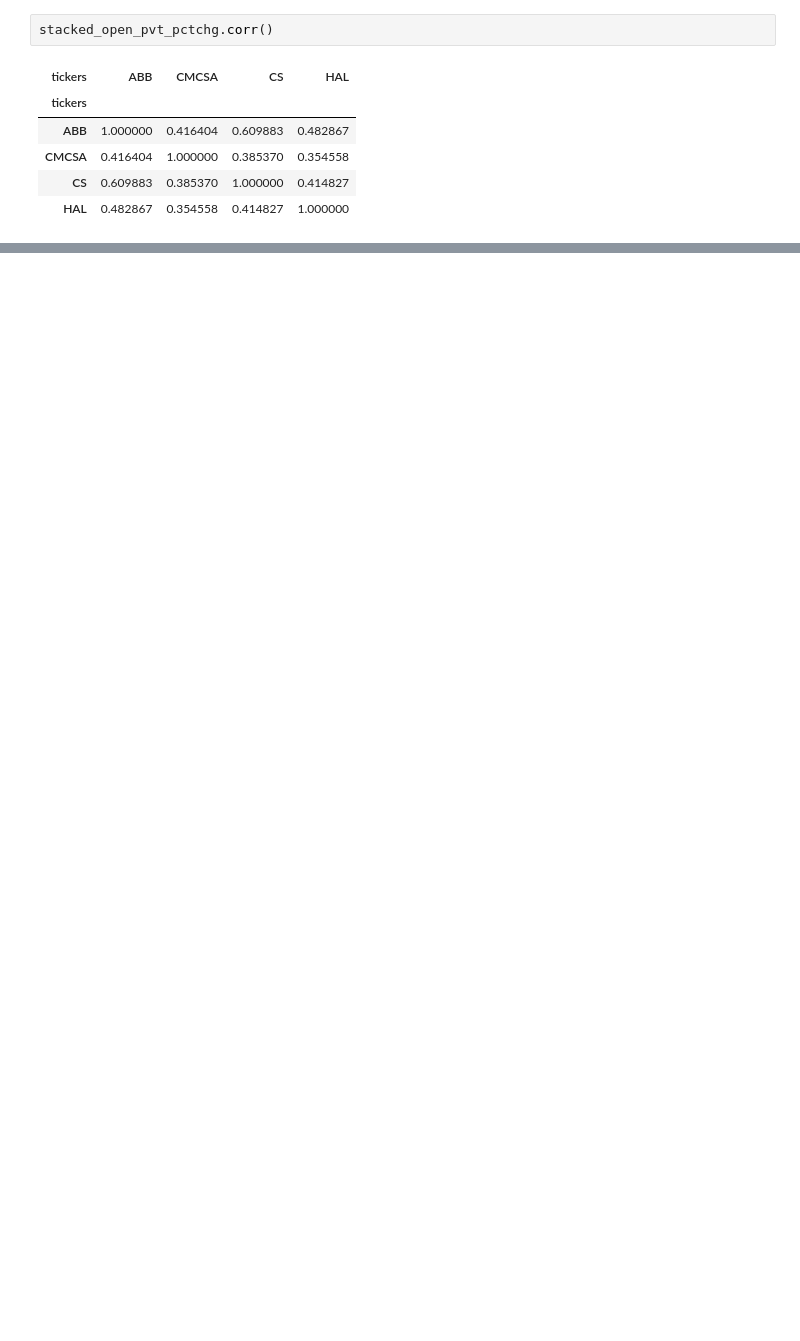
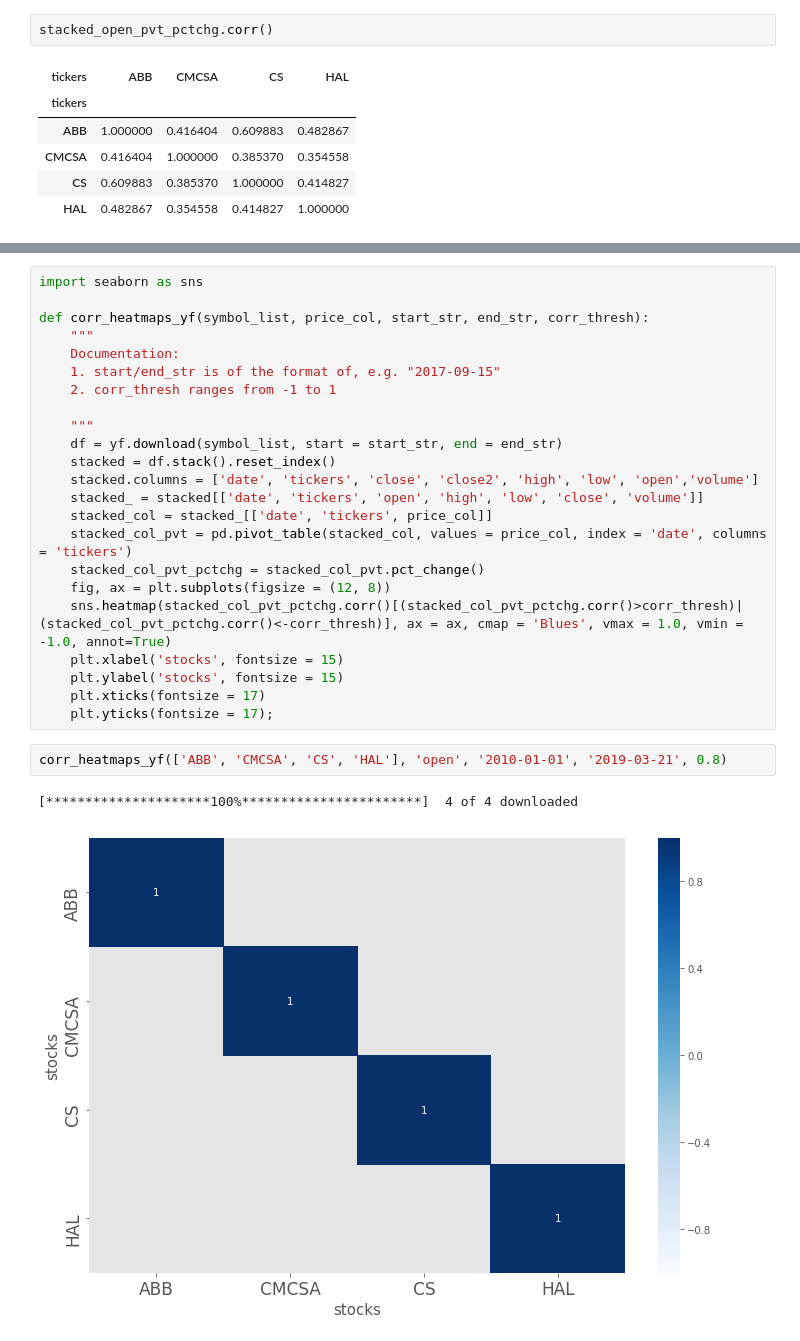
Before and after one commit to bradsun91/brad_public_workspace_mac, a Jupyter notebook: analysis_toolbox/3_21_2019_analysis_sheet.ipynb, the cells around one changed output, grey strips where cells are left out. Saved outputs shown, nothing was run; the diff lists cells and outputs as text; blank space fills up the shorter version.

```diff
--- a/analysis_toolbox/3_21_2019_analysis_sheet.ipynb
+++ b/analysis_toolbox/3_21_2019_analysis_sheet.ipynb
@@ -73,0 +85,28 @@ stacked_open_pvt_pctchg.corr()
+# %%
+import seaborn as sns
+
+def corr_heatmaps_yf(symbol_list, price_col, start_str, end_str, corr_thresh):
+    """
+    Documentation:
+    1. start/end_str is of the format of, e.g. "2017-09-15"
+    2. corr_thresh ranges from -1 to 1
+
+    """
+    df = yf.download(symbol_list, start = start_str, end = end_str)
+    stacked = df.stack().reset_index()
+    stacked.columns = ['date', 'tickers', 'close', 'close2', 'high', 'low', 'open','volume']
+    stacked_ = stacked[['date', 'tickers', 'open', 'high', 'low', 'close', 'volume']]
+    stacked_col = stacked_[['date', 'tickers', price_col]]
+    stacked_col_pvt = pd.pivot_table(stacked_col, values = price_col, index = 'date', columns = 'tickers')
+    stacked_col_pvt_pctchg = stacked_col_pvt.pct_change()
+    fig, ax = plt.subplots(figsize = (12, 8))
+    sns.heatmap(stacked_col_pvt_pctchg.corr()[(stacked_col_pvt_pctchg.corr()>corr_thresh)|(stacked_col_pvt_pctchg.corr()<-corr_thresh)], ax = ax, cmap = 'Blues', vmax = 1.0, vmin = -1.0, annot=True)
+    plt.xlabel('stocks', fontsize = 15)
+    plt.ylabel('stocks', fontsize = 15)
+    plt.xticks(fontsize = 17)
+    plt.yticks(fontsize = 17);
+# %%
+corr_heatmaps_yf(['ABB', 'CMCSA', 'CS', 'HAL'], 'open', '2010-01-01', '2019-03-21', 0.8)
+# %% [output]
+[*********************100%***********************]  4 of 4 downloaded
+[figure, added]
```
Also changed, not shown: parts of 13 cells of this notebook.
